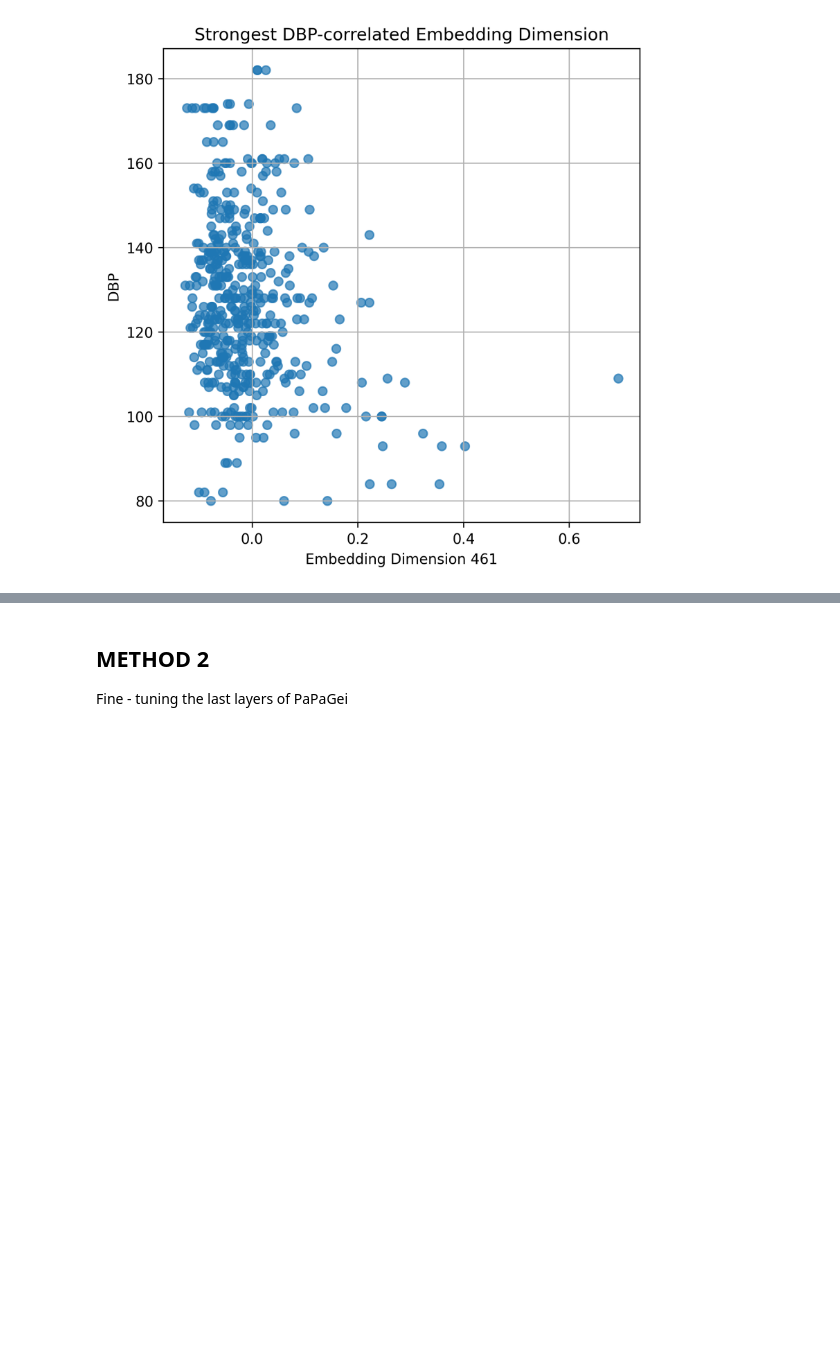
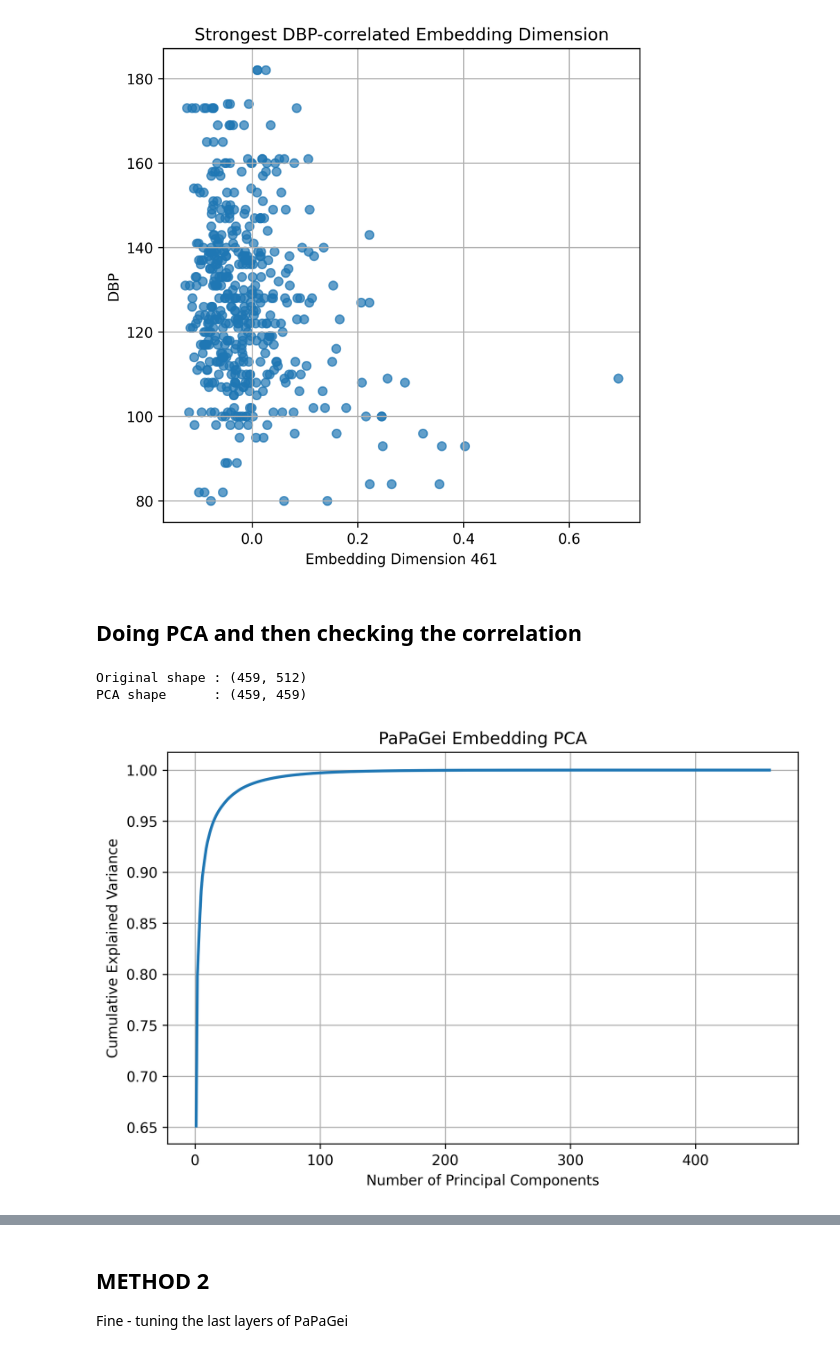
Before and after one commit to Yashvi1701/PPG-BP, a Jupyter notebook: PaPaGei/tuning_papagei.ipynb, the cells around one changed output, grey strips where cells are left out. Cells and saved outputs as stored; diff of their text form; code cells hidden in the pictures; blank space fills up the shorter version.

```diff
--- a/PaPaGei/tuning_papagei.ipynb
+++ b/PaPaGei/tuning_papagei.ipynb
@@ -1104,3 +1104,49 @@ plt.close()
 display(Image("best_dbp_dimension.png"))
 # %% [output]
 [figure]
+# %% [markdown]
+## Doing PCA and then checking the correlation ##
+# %%
+from sklearn.decomposition import PCA
+
+pca = PCA()
+
+embeddings_pca = pca.fit_transform(embeddings)
+
+print("Original shape :", embeddings.shape)
+print("PCA shape      :", embeddings_pca.shape)
+# %% [output]
+Original shape : (459, 512)
+PCA shape      : (459, 459)
+# %%
+import numpy as np
+import matplotlib.pyplot as plt
+from IPython.display import Image, display
+
+cum_var = np.cumsum(pca.explained_variance_ratio_)
+
+plt.figure(figsize=(8,5))
+
+plt.plot(
+    range(1, len(cum_var)+1),
+    cum_var,
+    linewidth=2
+)
+
+plt.xlabel("Number of Principal Components")
+plt.ylabel("Cumulative Explained Variance")
+plt.title("PaPaGei Embedding PCA")
+
+plt.grid(True)
+
+plt.savefig(
+    "pca_variance.png",
+    dpi=300,
+    bbox_inches="tight"
+)
+
+plt.close()
+
+display(Image("pca_variance.png"))
+# %% [output]
+[figure, added]
```
Also changed, not shown: parts of 1 cell of this notebook, 1 other file.
